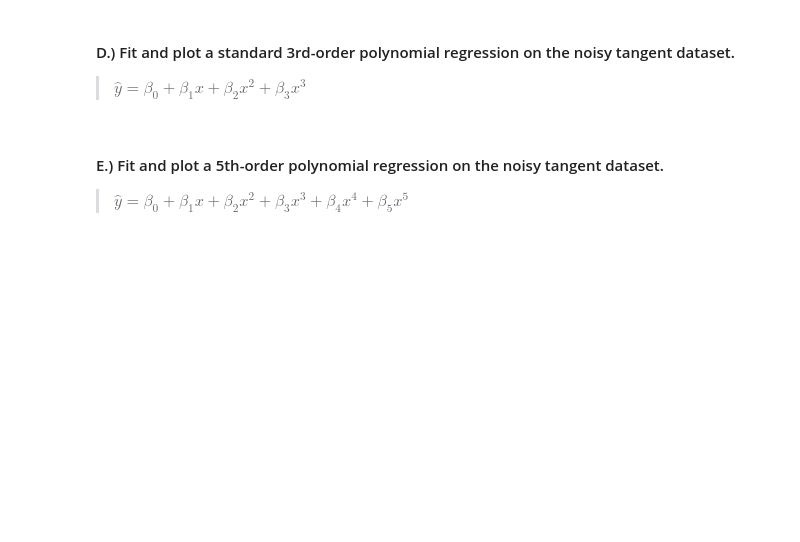
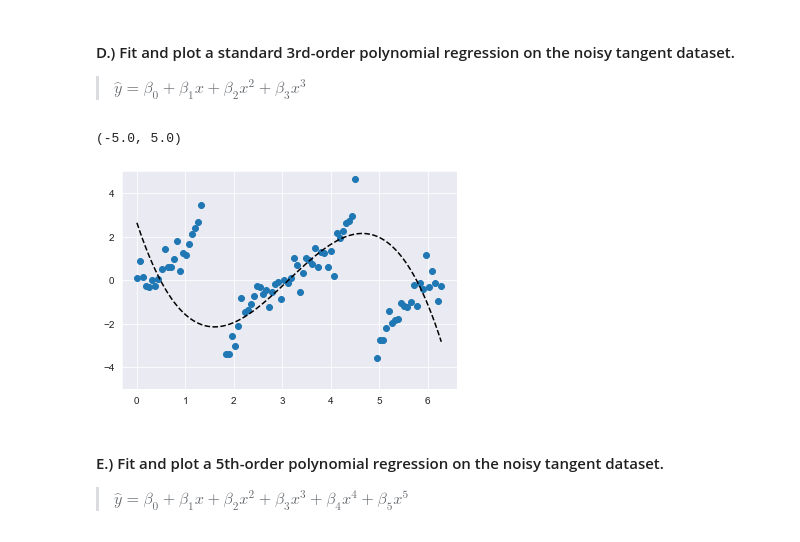
Before and after one commit to tundeiness/How_the_World_Works, a Jupyter notebook: 3 - Workbook - Adding Complexity.ipynb, the cells around one changed output. Drawn from its saved outputs; the diff is of its cells as text; code cells hidden in the pictures; blank space fills up the shorter version.

```diff
--- a/3 - Workbook - Adding Complexity.ipynb
+++ b/3 - Workbook - Adding Complexity.ipynb
@@ -684,6 +707,12 @@ Great job so far. Finally, just as in the previous module's workbook, let's revi
 #### D.) Fit and plot a standard 3rd-order polynomial regression on the noisy tangent dataset.
 
 > $\hat{y} = \beta_0 + \beta_1 x + \beta_2 x^2 + \beta_3 x^3$
+# %%
+fit_and_plot_polynomial(tangent, LinearRegression(), 3)
+plt.ylim(-5,5)
+# %% [output]
+(-5.0, 5.0)
+[figure, added]
 # %% [markdown]
 #### E.) Fit and plot a 5th-order polynomial regression on the noisy tangent dataset.
 
```
Also changed, not shown: parts of 6 cells of this notebook, 1 other file.
